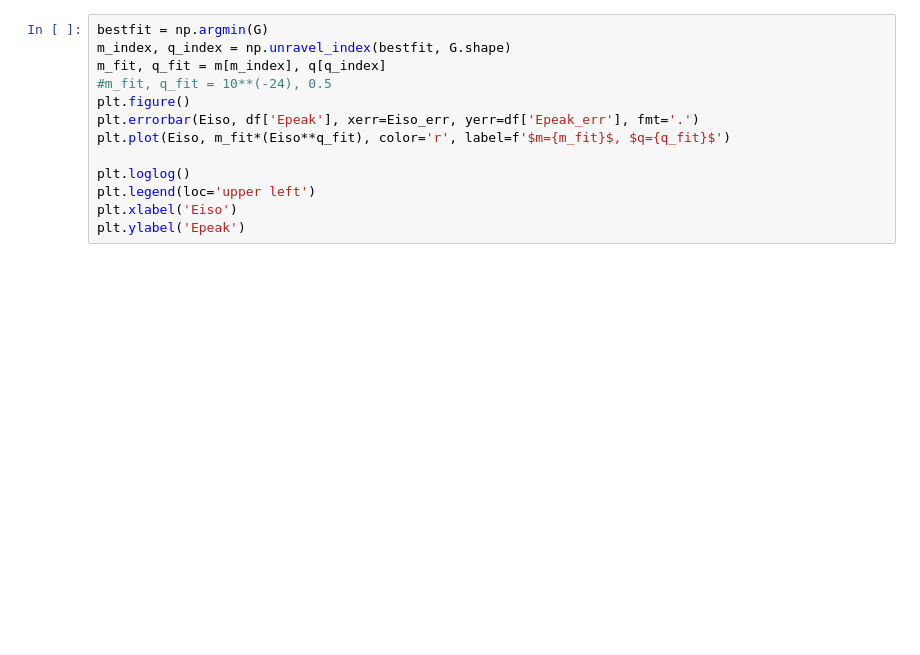
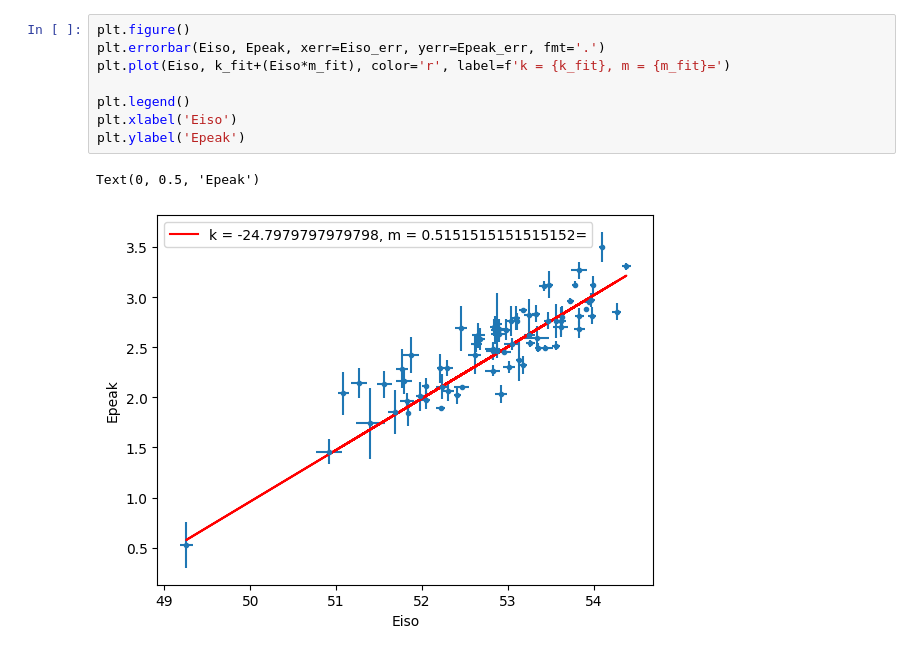
Before and after one commit to joanalnu/OAB-INAF, a Jupyter notebook: Epeak_Eiso_errors.ipynb, the cells around one changed output. Saved outputs shown, nothing was run; the diff lists cells and outputs as text; blank space fills up the shorter version.

```diff
--- a/Epeak_Eiso_errors.ipynb
+++ b/Epeak_Eiso_errors.ipynb
@@ -109,13 +118,11 @@ Now we extract the best fit parameters, i.e. where the error squares are the lea
 # %%
-bestfit = np.argmin(G)
-m_index, q_index = np.unravel_index(bestfit, G.shape)
-m_fit, q_fit = m[m_index], q[q_index]
-#m_fit, q_fit = 10**(-24), 0.5
 plt.figure()
-plt.errorbar(Eiso, df['Epeak'], xerr=Eiso_err, yerr=df['Epeak_err'], fmt='.')
-plt.plot(Eiso, m_fit*(Eiso**q_fit), color='r', label=f'$m={m_fit}$, $q={q_fit}$')
+plt.errorbar(Eiso, Epeak, xerr=Eiso_err, yerr=Epeak_err, fmt='.')
+plt.plot(Eiso, k_fit+(Eiso*m_fit), color='r', label=f'k = {k_fit}, m = {m_fit}=')
 
-plt.loglog()
-plt.legend(loc='upper left')
+plt.legend()
 plt.xlabel('Eiso')
 plt.ylabel('Epeak')
+# %% [output]
+Text(0, 0.5, 'Epeak')
+[figure, added]
```
Also changed, not shown: parts of 24 cells of this notebook.
